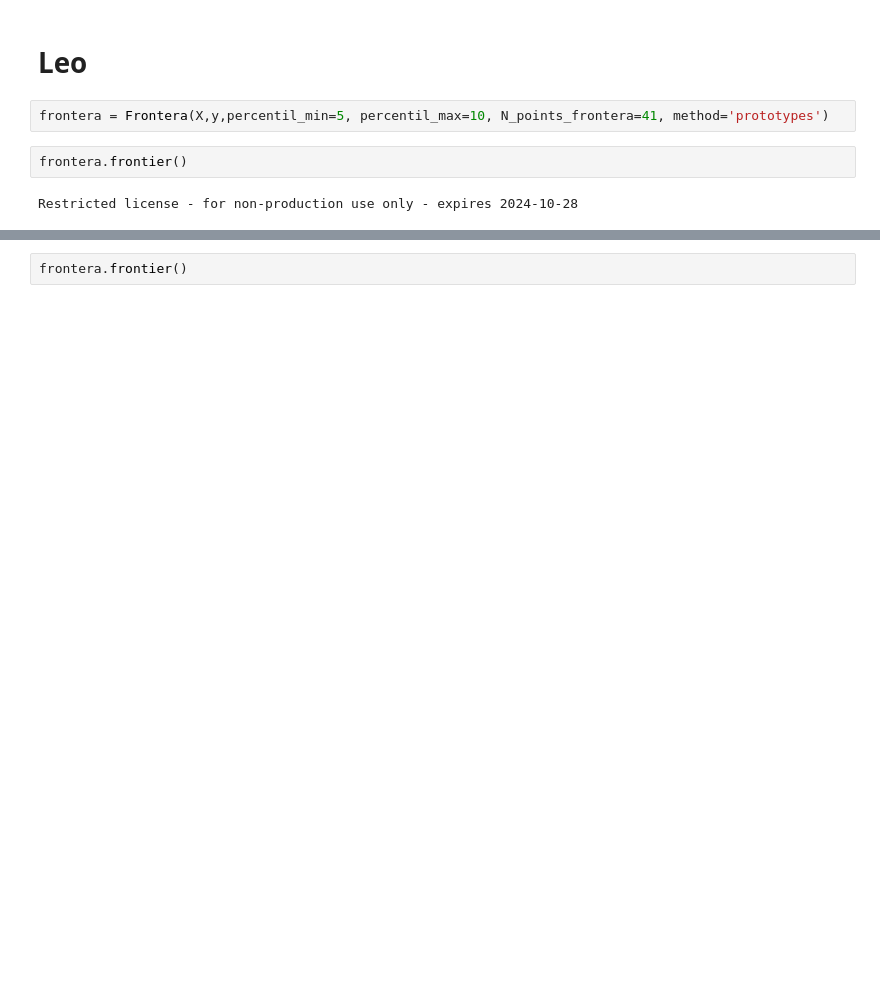
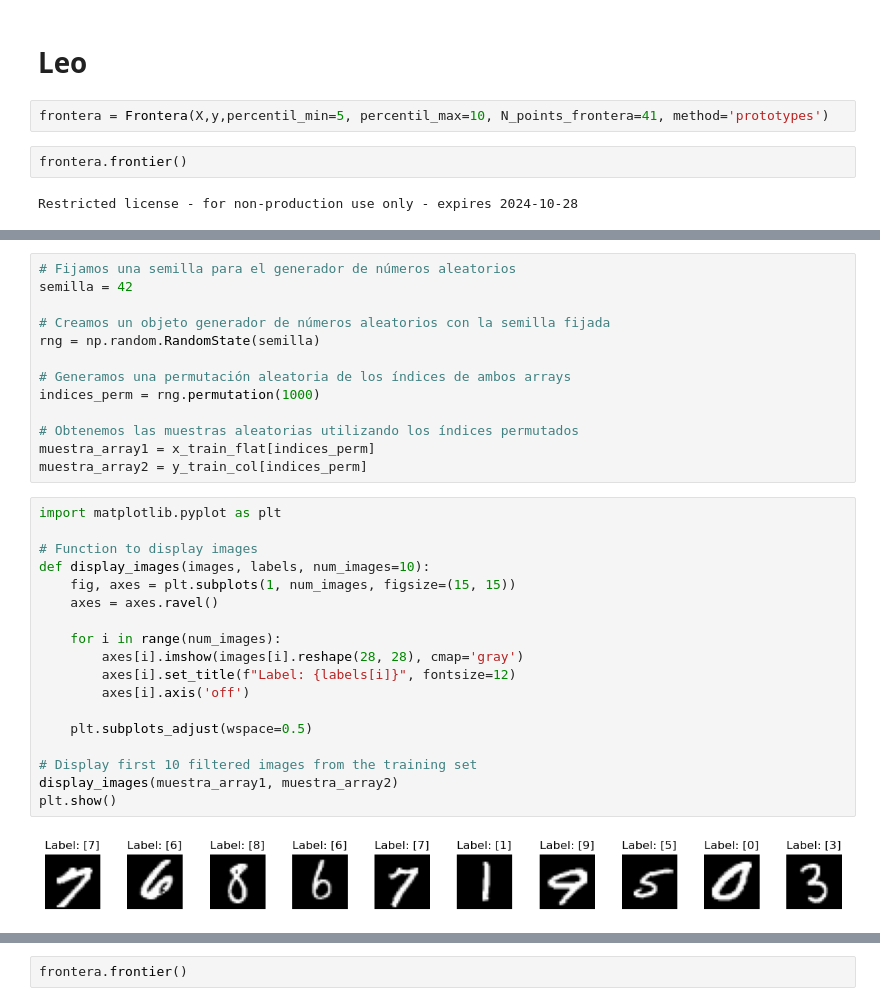
Before and after one commit to jsebastianquiroga/tesis_mapeo_distribucion, a Jupyter notebook: Final/prueba.ipynb, the cells around one changed output, grey strips where cells are left out. Saved outputs shown, nothing was run; the diff lists cells and outputs as text; blank space fills up the shorter version.

```diff
--- a/Final/prueba.ipynb
+++ b/Final/prueba.ipynb
@@ -121,0 +158,33 @@ AttributeError: 'NoneType' object has no attribute 'items'
+# %%
+# Fijamos una semilla para el generador de números aleatorios
+semilla = 42
+
+# Creamos un objeto generador de números aleatorios con la semilla fijada
+rng = np.random.RandomState(semilla)
+
+# Generamos una permutación aleatoria de los índices de ambos arrays
+indices_perm = rng.permutation(1000)
+
+# Obtenemos las muestras aleatorias utilizando los índices permutados
+muestra_array1 = x_train_flat[indices_perm]
+muestra_array2 = y_train_col[indices_perm]
+# %%
+import matplotlib.pyplot as plt
+
+# Function to display images
+def display_images(images, labels, num_images=10):
+    fig, axes = plt.subplots(1, num_images, figsize=(15, 15))
+    axes = axes.ravel()
+
+    for i in range(num_images):
+        axes[i].imshow(images[i].reshape(28, 28), cmap='gray')
+        axes[i].set_title(f"Label: {labels[i]}", fontsize=12)
+        axes[i].axis('off')
+
+    plt.subplots_adjust(wspace=0.5)
+
+# Display first 10 filtered images from the training set
+display_images(muestra_array1, muestra_array2)
+plt.show()
+# %% [output]
+[figure, added]
```
Also changed, not shown: parts of 50 cells of this notebook, 4 other files.
